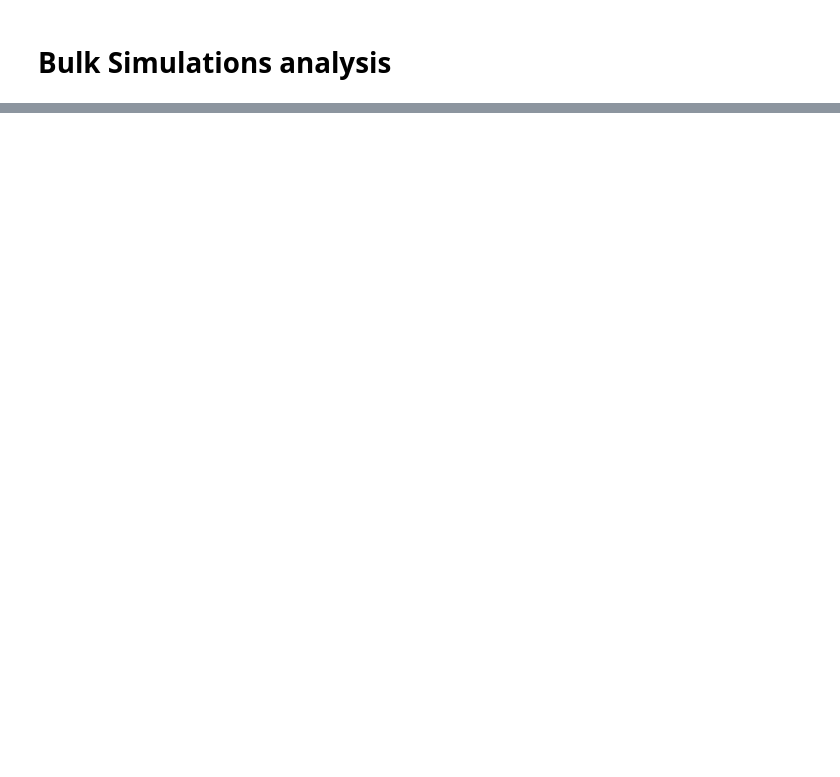
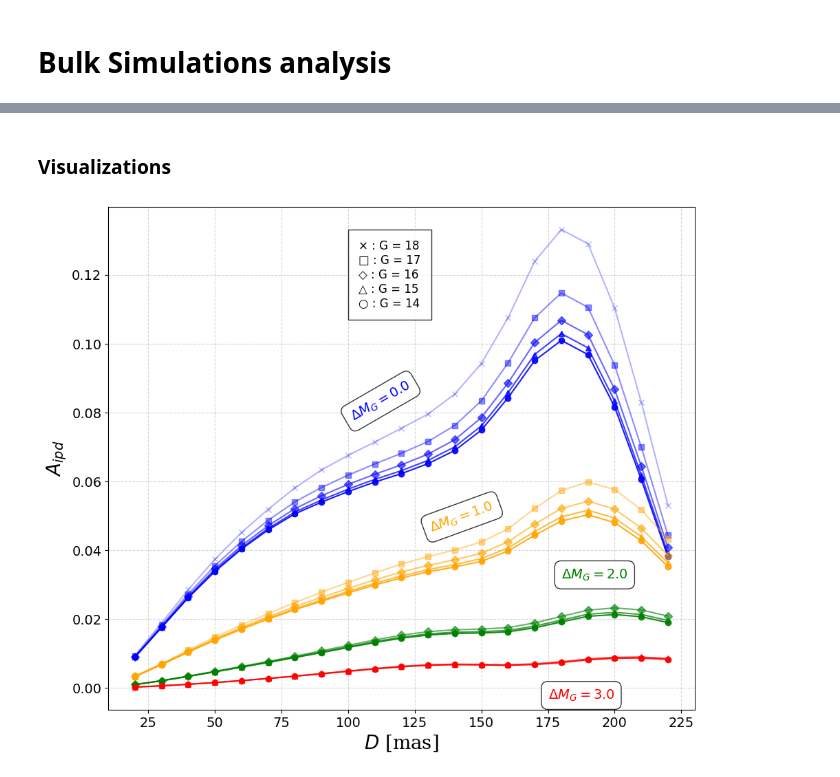
Before and after one commit to pietroferraiuolo/BINCAT, a Jupyter notebook: scripts/05-bulk-analysis.ipynb, the cells around one changed output, grey strips where cells are left out. Saved outputs shown, nothing was run; the diff lists cells and outputs as text; code cells hidden in the pictures; blank space fills up the shorter version.

```diff
--- a/scripts/05-bulk-analysis.ipynb
+++ b/scripts/05-bulk-analysis.ipynb
@@ -36,0 +85,69 @@ sim_dataset
+# %% [markdown]
+### Visualizations
+# %%
+dat0 = sd[sd['delta_m'] == 0.0]
+dat1 = sd[sd['delta_m'] == 1.0]
+dat2 = sd[sd['delta_m'] == 2.0]
+dat3 = sd[sd['delta_m'] == 3.0]
+
+data = [dat0, dat1, dat2, dat3]
+colors = ['blue', 'orange', 'green', 'red']
+
+class MarkerObj:
+    def __init__(self, code, text):
+        self.code = code      # matplotlib marker code
+        self.text = text      # text symbol for annotations/labels
+
+    def __str__(self):
+        return self.code
+
+markers = [
+    MarkerObj('o', '○'),
+    MarkerObj('^', '△'),
+    MarkerObj('D', '◇'),
+    MarkerObj('s', '□'),
+    MarkerObj('x', '×'),
+    MarkerObj('v', '▽'),
+]
+
+fig, ax = plt.subplots(figsize=(11,9.5))
+for i, dat in enumerate(data):
+    ddd = {dm: dat[dat['G'] == dm] for dm in dat[dat['G'] >= 14]['G'].unique()}
+    alpha = 0.9
+    j=0
+    for dm, group in ddd.items():
+        ax.plot(group['D_mas'], group['gof_amp'], f'-{markers[j]}', color=colors[i], alpha=alpha)
+        alpha -= 0.15
+        j+=1
+
+lf = gp.plots.label_font.copy()
+lf['size'] = 20
+
+ax.set_xlabel(r"$D$ [mas]", fontdict=lf)
+ax.set_ylabel(r"$A_{ipd}$", fontdict=lf)
+ax.tick_params(axis='both', labelsize=14)
+# ax.set_title(r"$A_{ipd}(D)$ for different $\Delta M_G$", fontdict={'fontsize': 18})
+ax.grid(linestyle='--', alpha=0.5)
+bbox = {'boxstyle': 'round,pad=0.5', 'facecolor': 'white', 'alpha': 0.8}
+ax.text(175, -1e-6, r'$\Delta M_G = 3.0$', fontsize=14, verticalalignment='top', color='red', bbox=bbox)
+ax.text(180, 0.035, r'$\Delta M_G = 2.0$', fontsize=14, verticalalignment='top', color='green', bbox=bbox)
+ax.text(130, 0.055, r'$\Delta M_G = 1.0$', fontsize=14, verticalalignment='top', color='orange', bbox=bbox, rotation=20)
+ax.text(100, 0.09, r'$\Delta M_G = 0.0$', fontsize=14, verticalalignment='top', color='blue', bbox=bbox, rotation=30)
+# ax.arrow(x=125, y=0.13, dx=0, dy=-0.03, head_width=3, head_length=0.005, fc='black', ec='black')
+# ax.text(125, 0.135, f"G = {gmax:.0f}", fontsize=12, ha='center', va='center')
+# ax.text(125, 0.090, f"G = {gmin:.0f}", fontsize=12, ha='center', va='center')
+# ax.text(130, 0.115, 'Decreasing $G$', fontsize=13, verticalalignment='center', rotation=90, color='black')
+
+ddd = {dm: dat0[dat0['G'] == dm] for dm in dat0[dat0['G'] >= 14]['G'].unique()}
+Gs = sorted(ddd.keys())
+bbox2 = {'boxstyle': 'square,pad=0.9', 'facecolor': 'white', 'alpha': 0.8}
+text = f"""{markers[4].text} : G = {Gs[-1]:.0f}
+{markers[3].text} : G = {Gs[-2]:.0f}
+{markers[2].text} : G = {Gs[-3]:.0f}
+{markers[1].text} : G = {Gs[-4]:.0f}
+{markers[0].text} : G = {Gs[-5]:.0f}"""
+ax.text(104, 0.12, text, fontsize=12,horizontalalignment='left', verticalalignment='center', bbox=bbox2)
+
+plt.show()
+# %% [output]
+[figure, added]
```
Also changed, not shown: parts of 20 cells of this notebook, 12 other files.
